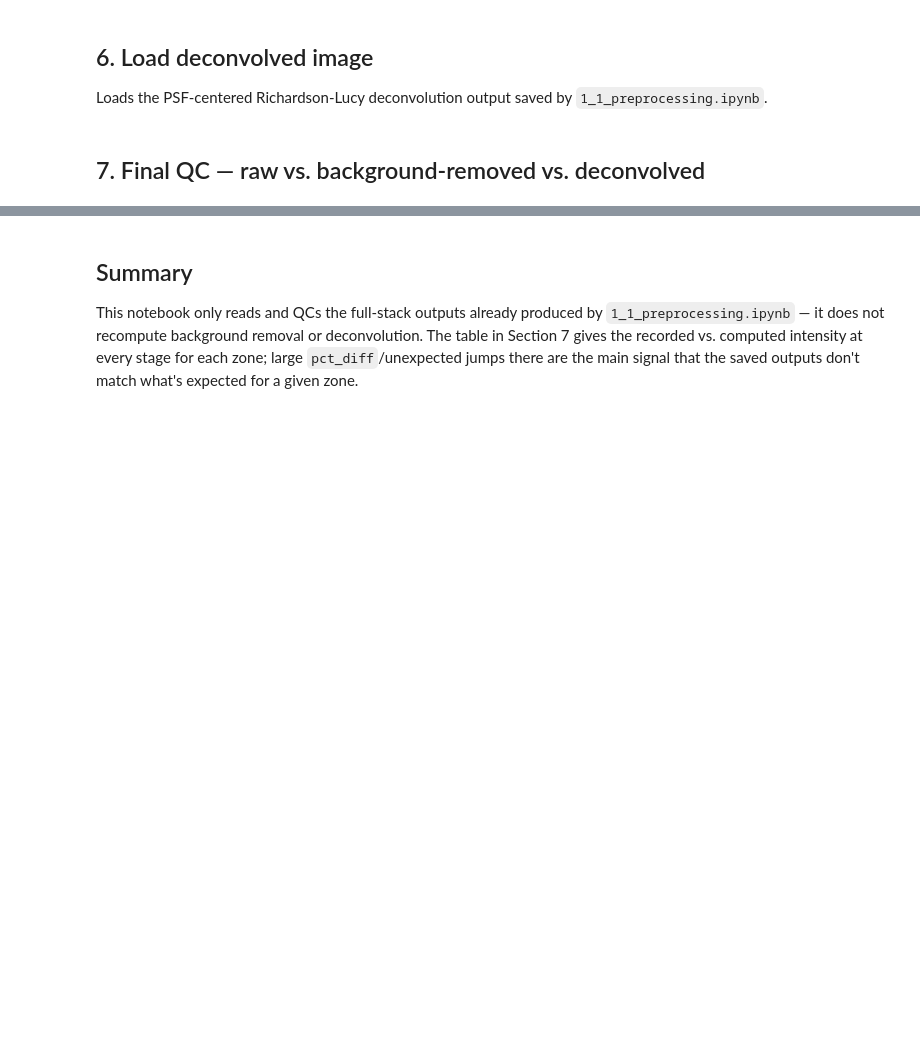
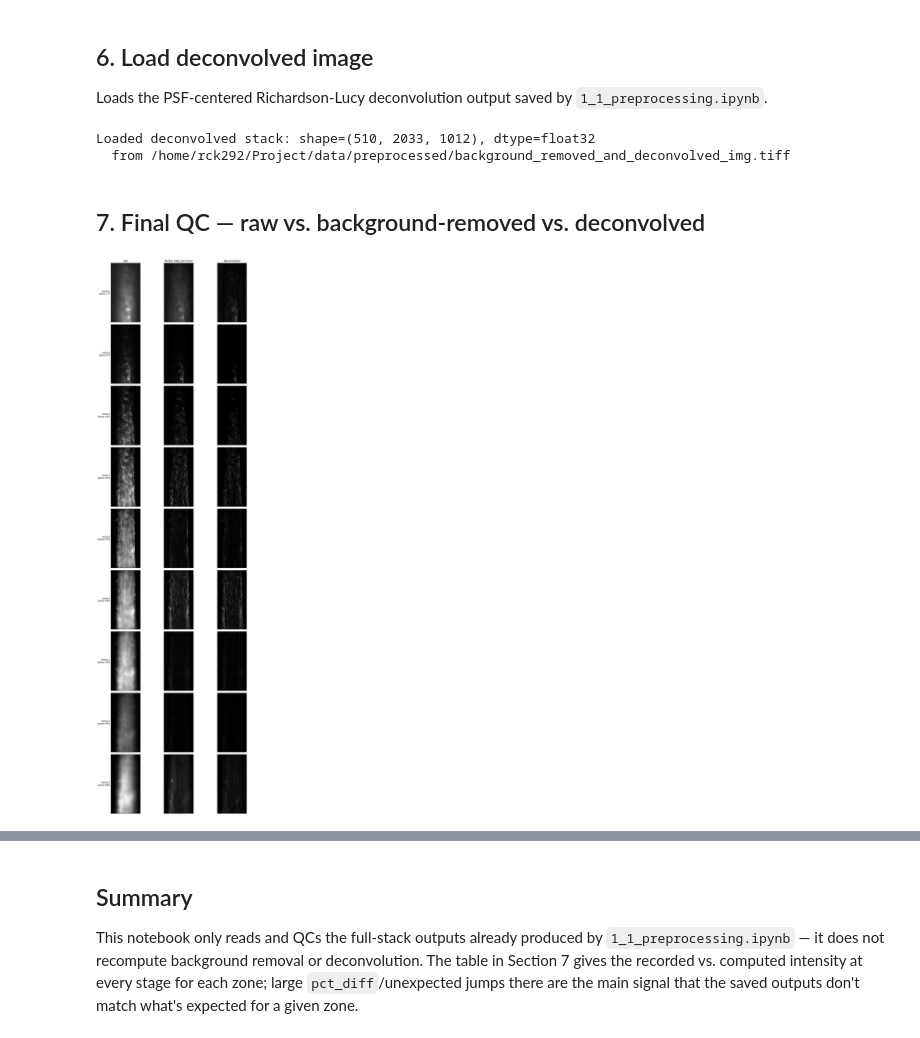
Before and after one commit to llloretta/connexin-pipeline, a Jupyter notebook: notebooks/1_3_preprocessing_full_stack_test.ipynb, the cells around one changed output, grey strips where cells are left out. Saved outputs shown, nothing was run; the diff lists cells and outputs as text; code cells hidden in the pictures; blank space fills up the shorter version.

```diff
--- a/notebooks/1_3_preprocessing_full_stack_test.ipynb
+++ b/notebooks/1_3_preprocessing_full_stack_test.ipynb
@@ -131,41 +179,46 @@ print(f"min={background_removed.min()}, max={background_removed.max()}")
 Loads the PSF-centered Richardson-Lucy deconvolution output saved by
 `1_1_preprocessing.ipynb`.
 # %%
-deconvolved_path = Path('preprocessed_images') / 'background_removed_and_deconvolved_img.tiff'
+deconvolved_path = Path( BASE_DIR / 'data' / 'preprocessed' / 'background_removed_and_deconvolved_img.tiff')
 deconvolved = io.imread(deconvolved_path)
 print(f"Loaded deconvolved stack: shape={deconvolved.shape}, dtype={deconvolved.dtype}")
 print(f"  from {deconvolved_path.resolve()}")
 
 if deconvolved.shape != cnx_img.shape:
     print(f"WARNING: shape mismatch vs. raw stack {cnx_img.shape}")
+# %% [output]
+Loaded deconvolved stack: shape=(510, 2033, 1012), dtype=float32
+  from /home/rck292/Project/data/preprocessed/background_removed_and_deconvolved_img.tiff
 # %% [markdown]
 ## 7. Final QC — raw vs. background-removed vs. deconvolved
 # %%
-def plot_zone_stage_grid(stages, zone_df, cmap='gray'):
+def plot_zone_stage_grid(stages, zone_df, vmax, cmap='gray'):
     """Grid of (zone rows) x (pipeline stage columns) at each zone's sample_plane."""
     n_zones = len(zone_df)
     n_stages = len(stages)
     fig, axes = plt.subplots(n_zones, n_stages, figsize=(4 * n_stages, 4 * n_zones), squeeze=False)
     for i, (_, row) in enumerate(zone_df.iterrows()):
         plane = int(row['sample_plane'])
         for j, (stage_name, stage_stack) in enumerate(stages.items()):
             ax = axes[i, j]
-            ax.imshow(stage_stack[plane], cmap=cmap)
+            ax.imshow(stage_stack[plane], cmap=cmap, vmax = vmax[j])
             if i == 0:
                 ax.set_title(stage_name)
             if j == 0:
                 ax.set_ylabel(f"{row['zone_label']}\n(plane {plane})", rotation=0, ha='right', va='center')
             ax.set_xticks([])
             ax.set_yticks([])
     plt.tight_layout()
     plt.show()
 
 stages = {
     'raw': cnx_img,
     'background_removed': background_removed,
     'deconvolved': deconvolved,
 }
-plot_zone_stage_grid(stages, zone_samples)
+plot_zone_stage_grid(stages, zone_samples, vmax = [None, None, None])
+# %% [output]
+[figure, added]
 # %%
 deconv_intensity = zone_intensity_table(deconvolved, zone_samples, 'computed_intensity_deconvolved')
 final_summary = bg_comparison.merge(deconv_intensity, on='zone_number')
```
Also changed, not shown: parts of 8 cells of this notebook.
